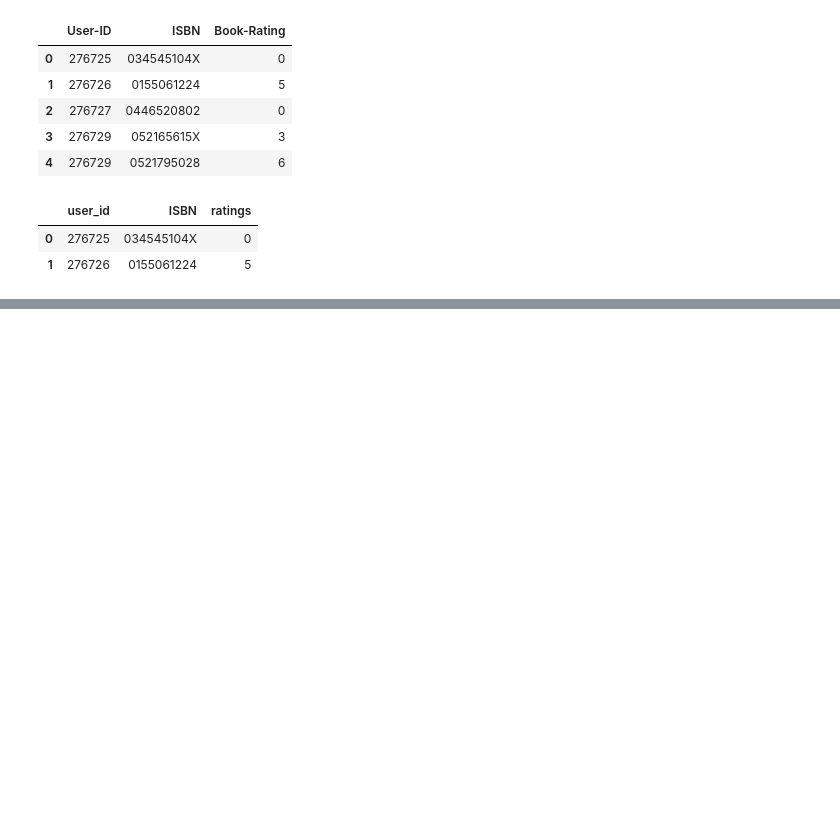
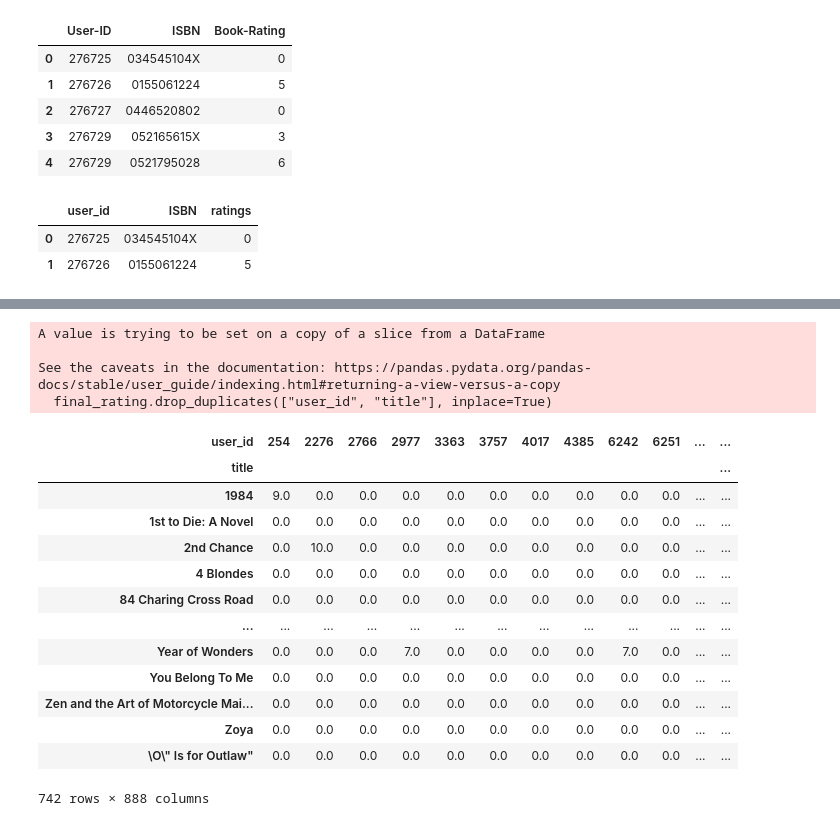
Before and after one commit to Aakanshi-Sharma/clustering, a Jupyter notebook: book-recommender-system/book-recommendation.ipynb, the cells around one changed output, grey strips where cells are left out. Saved outputs shown, nothing was run; the diff lists cells and outputs as text; code cells hidden in the pictures; blank space fills up the shorter version.

Commit message:
pivot table

```diff
--- a/book-recommender-system/book-recommendation.ipynb
+++ b/book-recommender-system/book-recommendation.ipynb
@@ -97,0 +181,30 @@ ratings.head(2)
+# %%
+final_rating=final_rating[final_rating["no. of ratings"]>=50]
+# %%
+final_rating.drop_duplicates(["user_id", "title"], inplace=True)
+# %% [output]
+A value is trying to be set on a copy of a slice from a DataFrame
+
+See the caveats in the documentation: https://pandas.pydata.org/pandas-docs/stable/user_guide/indexing.html#returning-a-view-versus-a-copy
+  final_rating.drop_duplicates(["user_id", "title"], inplace=True)
+# %%
+book_pivot=final_rating.pivot_table(columns="user_id", index="title", values="ratings")
+# %%
+book_pivot.fillna(0, inplace=True)
+# %%
+book_pivot
+# %% [output]
+| user_id | 254 | 2276 | 2766 | 2977 | 3363 | 3757 | 4017 | 4385 | 6242 | 6251 | ... | ... |
+| title |  |  |  |  |  |  |  |  |  |  |  | ... |
+| 1984 | 9.0 | 0.0 | 0.0 | 0.0 | 0.0 | 0.0 | 0.0 | 0.0 | 0.0 | 0.0 | ... | ... |
+| 1st to Die: A Novel | 0.0 | 0.0 | 0.0 | 0.0 | 0.0 | 0.0 | 0.0 | 0.0 | 0.0 | 0.0 | ... | ... |
+| 2nd Chance | 0.0 | 10.0 | 0.0 | 0.0 | 0.0 | 0.0 | 0.0 | 0.0 | 0.0 | 0.0 | ... | ... |
+| 4 Blondes | 0.0 | 0.0 | 0.0 | 0.0 | 0.0 | 0.0 | 0.0 | 0.0 | 0.0 | 0.0 | ... | ... |
+| 84 Charing Cross Road | 0.0 | 0.0 | 0.0 | 0.0 | 0.0 | 0.0 | 0.0 | 0.0 | 0.0 | 0.0 | ... | ... |
+| ... | ... | ... | ... | ... | ... | ... | ... | ... | ... | ... | ... | ... |
+| Year of Wonders | 0.0 | 0.0 | 0.0 | 7.0 | 0.0 | 0.0 | 0.0 | 0.0 | 7.0 | 0.0 | ... | ... |
+| You Belong To Me | 0.0 | 0.0 | 0.0 | 0.0 | 0.0 | 0.0 | 0.0 | 0.0 | 0.0 | 0.0 | ... | ... |
+| Zen and the Art of Motorcycle Mai... | 0.0 | 0.0 | 0.0 | 0.0 | 0.0 | 0.0 | 0.0 | 0.0 | 0.0 | 0.0 | ... | ... |
+| Zoya | 0.0 | 0.0 | 0.0 | 0.0 | 0.0 | 0.0 | 0.0 | 0.0 | 0.0 | 0.0 | ... | ... |
+| \O\" Is for Outlaw" | 0.0 | 0.0 | 0.0 | 0.0 | 0.0 | 0.0 | 0.0 | 0.0 | 0.0 | 0.0 | ... | ... |
+742 rows × 888 columns
```
Also changed, not shown: parts of 14 cells of this notebook.
